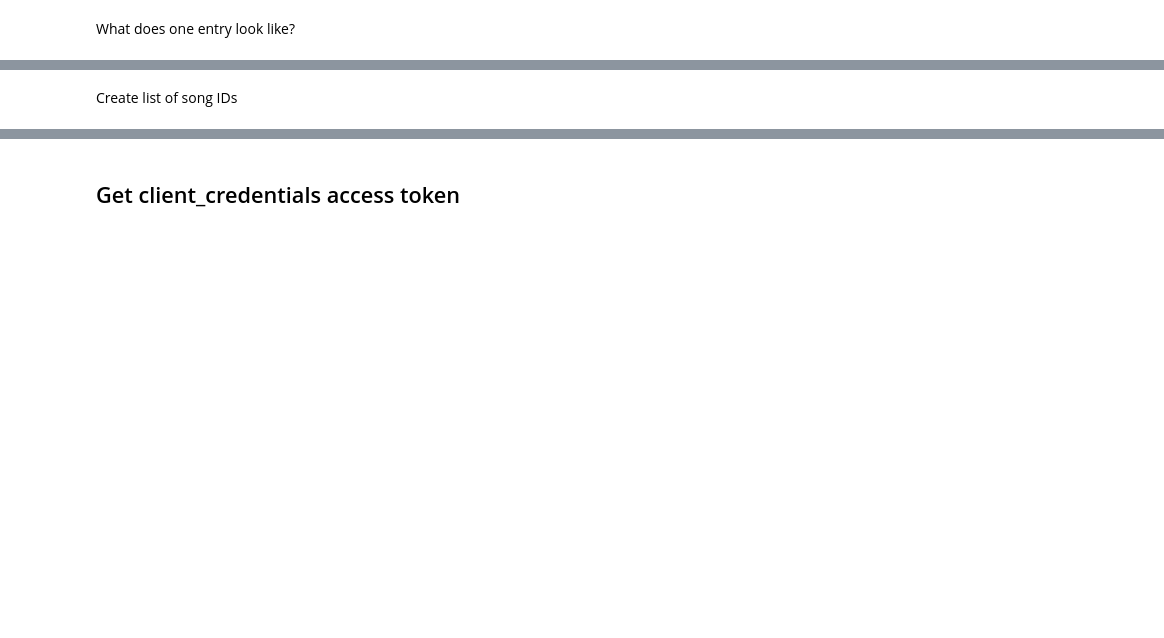
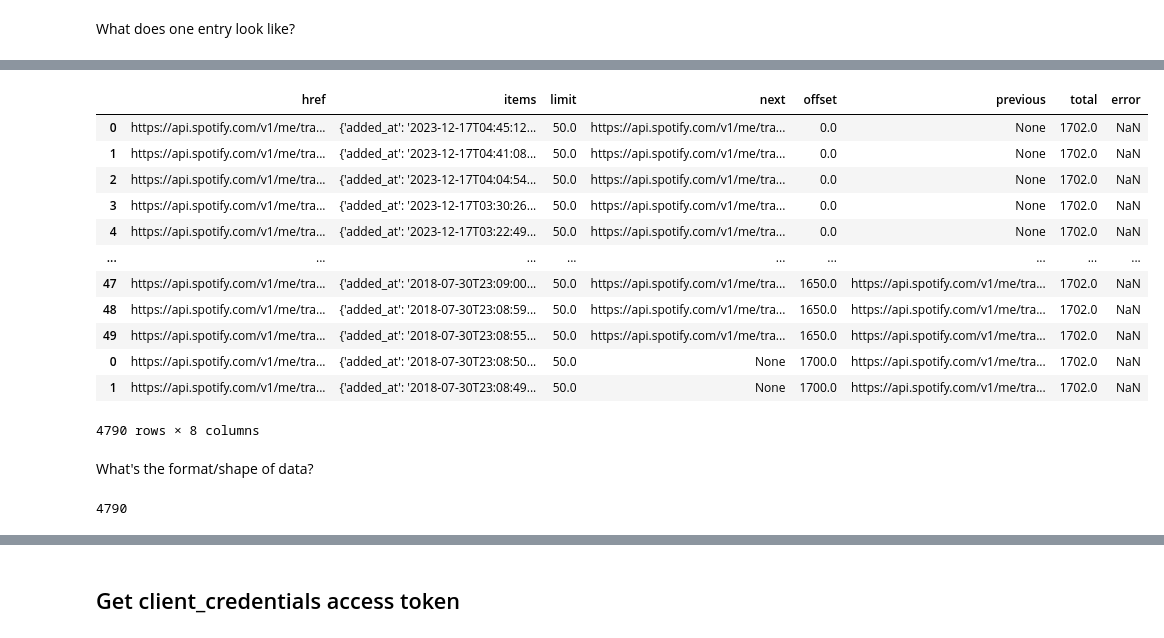
Before and after one commit to laurenlsun/spotify, a Jupyter notebook: github spotify version.ipynb, the cells around one changed output, grey strips where cells are left out. Drawn from its saved outputs; the diff is of its cells as text; code cells hidden in the pictures; blank space fills up the shorter version.

Commit message:
full like song query, add lyric api

```diff
--- a/github spotify version.ipynb
+++ b/github spotify version.ipynb
@@ -119,3 +109,0 @@ Note: this only imports 50 at most
-# %%
-saved_songs = requests.get(library_url, data, headers=headers)
-print(saved_songs.json())
@@ -123,0 +114,13 @@ print(saved_songs.json())
+# %%
+songs = pd.DataFrame()
+# %%
+for i in range(35):
+    saved_songs = requests.get(library_url, {
+            "limit": 50,
+            "offset": i*50
+        },
+        headers=headers)
+    newsongs = pd.DataFrame(saved_songs.json())
+    songs = pd.concat([songs, newsongs])
+
+print(saved_songs.json())
@@ -133,3 +130,0 @@ Check how many songs we imported
-# %%
-songs = pd.DataFrame(saved_songs.json())
-songs.shape
@@ -160,2 +133,16 @@ Name: items, dtype: object
-# %% [markdown]
-Create list of song IDs
+# %%
+songs
+# %% [output]
+|  | href | items | limit | next | offset | previous | total | error |
+| 0 | https://api.spotify.com/v1/me/tra... | {'added_at': '2023-12-17T04:45:12... | 50.0 | https://api.spotify.com/v1/me/tra... | 0.0 | None | 1702.0 | NaN |
+| 1 | https://api.spotify.com/v1/me/tra... | {'added_at': '2023-12-17T04:41:08... | 50.0 | https://api.spotify.com/v1/me/tra... | 0.0 | None | 1702.0 | NaN |
+| 2 | https://api.spotify.com/v1/me/tra... | {'added_at': '2023-12-17T04:04:54... | 50.0 | https://api.spotify.com/v1/me/tra... | 0.0 | None | 1702.0 | NaN |
+| 3 | https://api.spotify.com/v1/me/tra... | {'added_at': '2023-12-17T03:30:26... | 50.0 | https://api.spotify.com/v1/me/tra... | 0.0 | None | 1702.0 | NaN |
+| 4 | https://api.spotify.com/v1/me/tra... | {'added_at': '2023-12-17T03:22:49... | 50.0 | https://api.spotify.com/v1/me/tra... | 0.0 | None | 1702.0 | NaN |
+| ... | ... | ... | ... | ... | ... | ... | ... | ... |
+| 47 | https://api.spotify.com/v1/me/tra... | {'added_at': '2018-07-30T23:09:00... | 50.0 | https://api.spotify.com/v1/me/tra... | 1650.0 | https://api.spotify.com/v1/me/tra... | 1702.0 | NaN |
+| 48 | https://api.spotify.com/v1/me/tra... | {'added_at': '2018-07-30T23:08:59... | 50.0 | https://api.spotify.com/v1/me/tra... | 1650.0 | https://api.spotify.com/v1/me/tra... | 1702.0 | NaN |
+| 49 | https://api.spotify.com/v1/me/tra... | {'added_at': '2018-07-30T23:08:55... | 50.0 | https://api.spotify.com/v1/me/tra... | 1650.0 | https://api.spotify.com/v1/me/tra... | 1702.0 | NaN |
+| 0 | https://api.spotify.com/v1/me/tra... | {'added_at': '2018-07-30T23:08:50... | 50.0 | None | 1700.0 | https://api.spotify.com/v1/me/tra... | 1702.0 | NaN |
+| 1 | https://api.spotify.com/v1/me/tra... | {'added_at': '2018-07-30T23:08:49... | 50.0 | None | 1700.0 | https://api.spotify.com/v1/me/tra... | 1702.0 | NaN |
+4790 rows × 8 columns
@@ -161,0 +151,6 @@ Create list of song IDs
+# %% [markdown]
+What's the format/shape of data?
+# %%
+len(song_sample)
+# %% [output]
+4790
```
Also changed, not shown: parts of 40 cells of this notebook.
